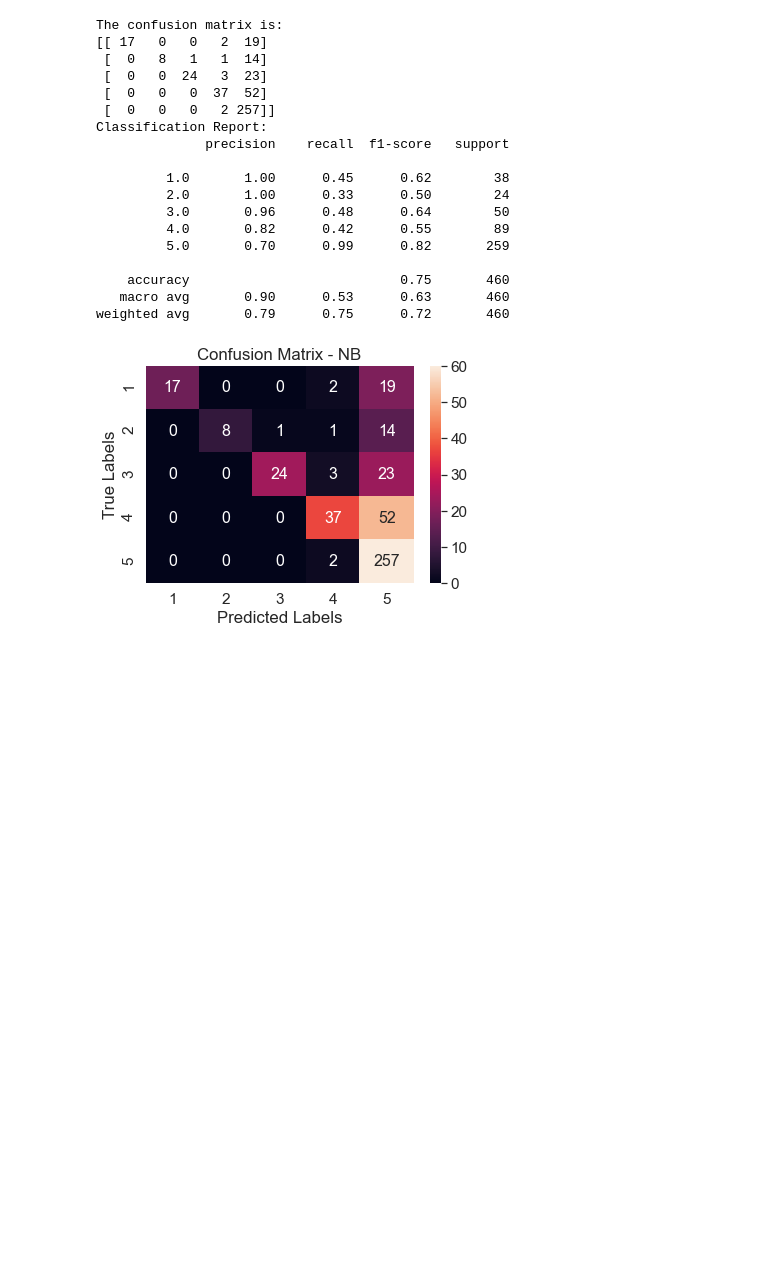
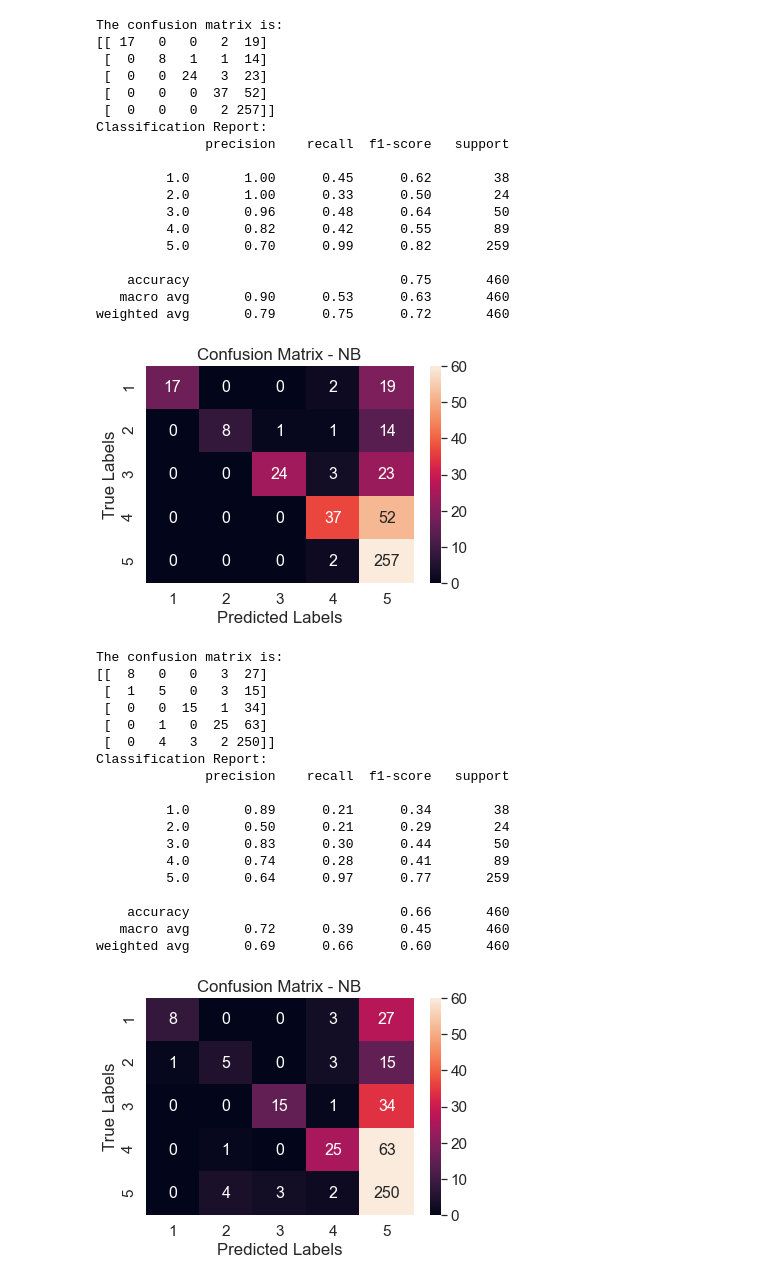
Before and after one commit to ljq0067/GU-ANLY501-Individual-Project-Profolio, a Jupyter notebook: naive bayes/text.ipynb, the cells around one changed output. Saved outputs shown, nothing was run; the diff lists cells and outputs as text; code cells hidden in the pictures; blank space fills up the shorter version.

```diff
--- a/naive bayes/text.ipynb
+++ b/naive bayes/text.ipynb
@@ -89,3 +89,58 @@ Classification Report:
    macro avg       0.90      0.53      0.63       460
 weighted avg       0.79      0.75      0.72       460
 [figure]
+# %%
+from sklearn.naive_bayes import BernoulliNB
+
+### Instantiate NB
+MyModelNB = BernoulliNB()
+### Run NB on all training data set
+NB1 = MyModelNB.fit(x_train, y_train)
+
+### Use NB model to predict labels
+train_prep = MyModelNB.predict(x_train)
+
+### Create confusion matrix to view results
+### (rows are true labels, columns are predicted)
+topics = ['1', '2', '3', '4', '5']
+cnf_matrix1 = confusion_matrix(y_train, train_prep)
+print("\nThe confusion matrix is:")
+print(cnf_matrix1)
+
+### Convert confusion matrix array to dataframe
+df_confusion = pd.DataFrame(cnf_matrix1, range(5), range(5))
+
+print("Classification Report:")
+print(classification_report(y_train, train_prep))
+
+### Plot confusion matrix as heatmap
+ax = plt.subplot()
+sns.set(font_scale=1.4) # label size
+sns.heatmap(df_confusion, annot=True, fmt='g', ax=ax, annot_kws={"size": 16}, vmin=0, vmax=60);
+ax.set_xlabel('Predicted Labels');
+ax.set_ylabel('True Labels');
+ax.set_title('Confusion Matrix - NB');
+ax.xaxis.set_ticklabels(['1', '2', '3', '4', '5'])
+ax.yaxis.set_ticklabels(['1', '2', '3', '4', '5']);
+plt.savefig('conf_mat1.png', dpi=300, bbox_inches='tight')
+plt.show()
+# %% [output]
+The confusion matrix is:
+[[  8   0   0   3  27]
+ [  1   5   0   3  15]
+ [  0   0  15   1  34]
+ [  0   1   0  25  63]
+ [  0   4   3   2 250]]
+Classification Report:
+              precision    recall  f1-score   support
+
+         1.0       0.89      0.21      0.34        38
+         2.0       0.50      0.21      0.29        24
+         3.0       0.83      0.30      0.44        50
+         4.0       0.74      0.28      0.41        89
+         5.0       0.64      0.97      0.77       259
+
+    accuracy                           0.66       460
+   macro avg       0.72      0.39      0.45       460
+weighted avg       0.69      0.66      0.60       460
+[figure, added]
```
